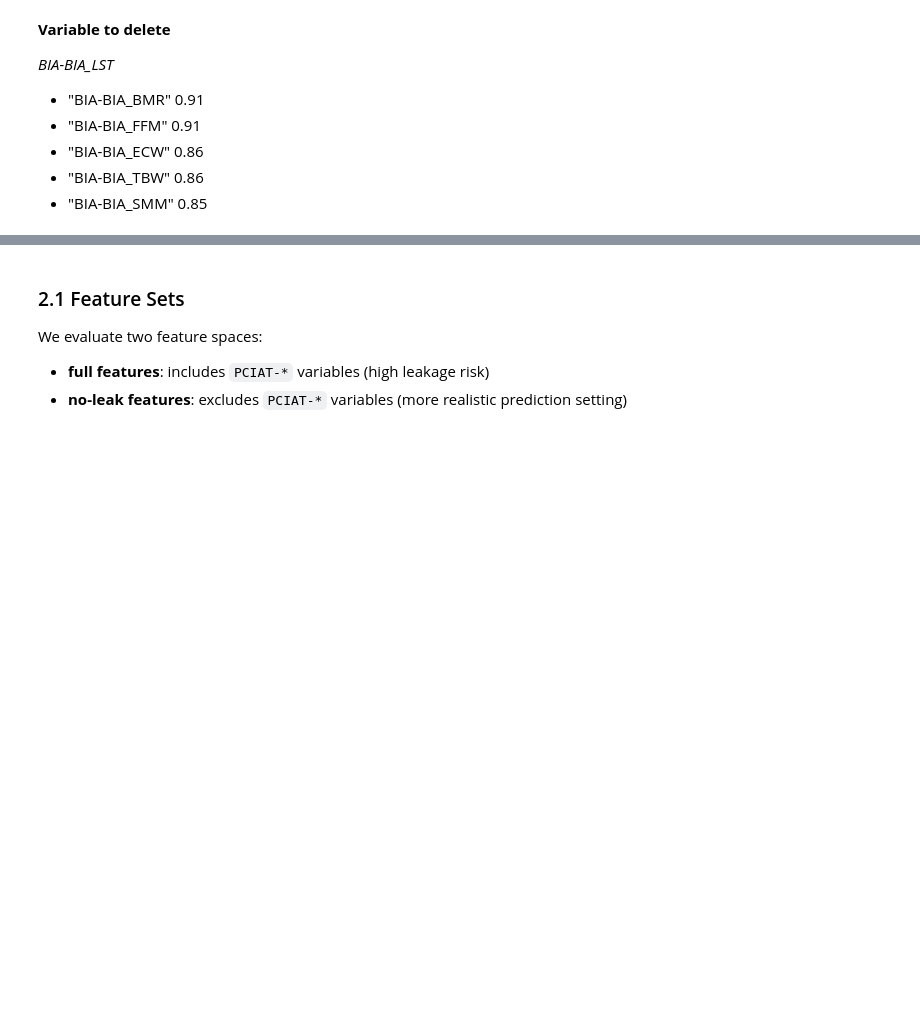
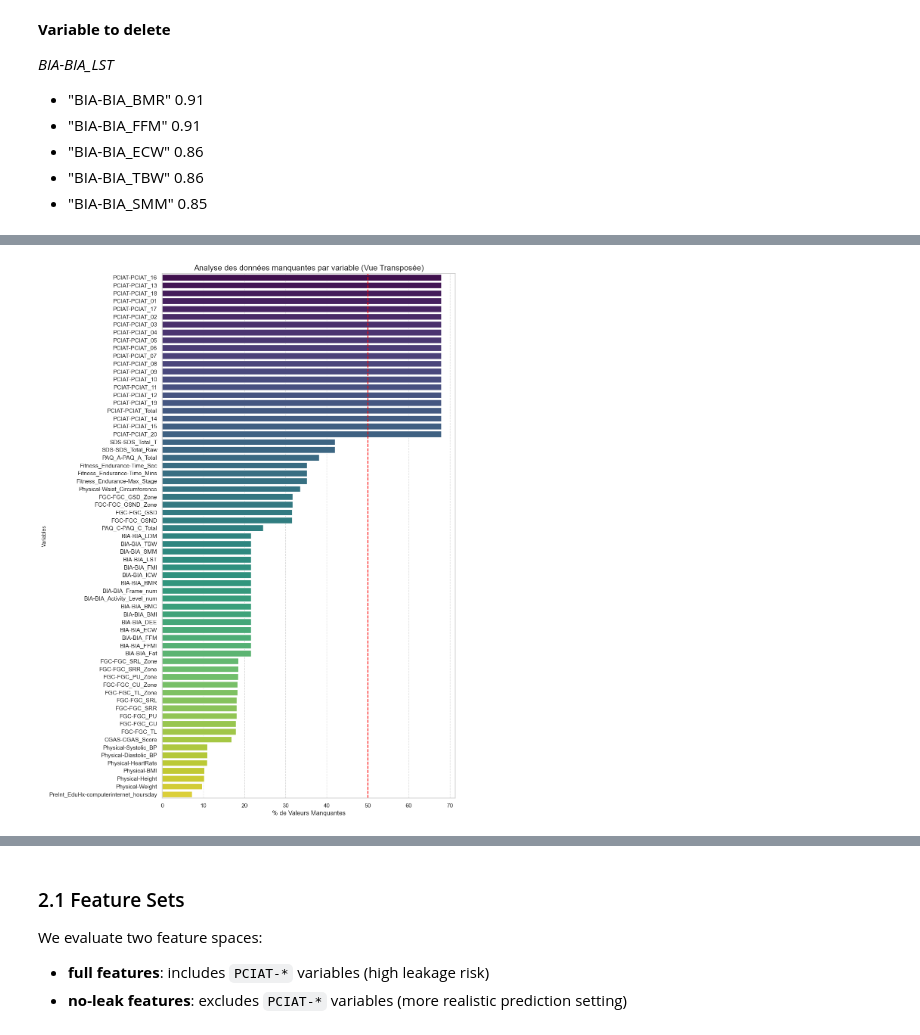
Before and after one commit to kilomo12/Data_Mining_project2, a Jupyter notebook: Data_Mining_project_2_copy.ipynb, the cells around one changed output, grey strips where cells are left out. Cells and saved outputs as stored; diff of their text form; code cells hidden in the pictures; blank space fills up the shorter version.

```diff
--- a/Data_Mining_project_2_copy.ipynb
+++ b/Data_Mining_project_2_copy.ipynb
@@ -459,0 +524,25 @@ corr_info(numerical_df, 0.5, "spearman", "dict")["BIA-BIA_LST"]
+# %%
+# Distribution of missing values before imputation (Histogram of missing value percentage for each numerical feature)
+
+
+# 1. Calcul du pourcentage de NaNs (ton code actuel)
+missing_pct = numerical_df.isna().mean() * 100
+missing_pct = missing_pct[missing_pct > 0].sort_values(ascending=False)
+
+# 2. Visualisation Transposée
+# On augmente la hauteur (figsize) pour laisser de la place aux 71 noms
+plt.figure(figsize=(10, 18))
+
+# Inversion : x devient le pourcentage, y devient le nom des variables
+sns.barplot(x=missing_pct.values, y=missing_pct.index, hue=missing_pct.index, palette="viridis", legend=False)
+
+# Ajout d'une ligne rouge pour le seuil critique (ex: 50%)
+plt.axvline(x=50, color='red', linestyle='--', label='Seuil critique (50%)')
+
+plt.title("Analyse des données manquantes par variable (Vue Transposée)", fontsize=15)
+plt.xlabel("% de Valeurs Manquantes", fontsize=12)
+plt.ylabel("Variables", fontsize=10)
+plt.grid(axis='x', linestyle='--', alpha=0.7)
+plt.show()
+# %% [output]
+[figure, added]
```
Also changed, not shown: parts of 12 cells of this notebook.
